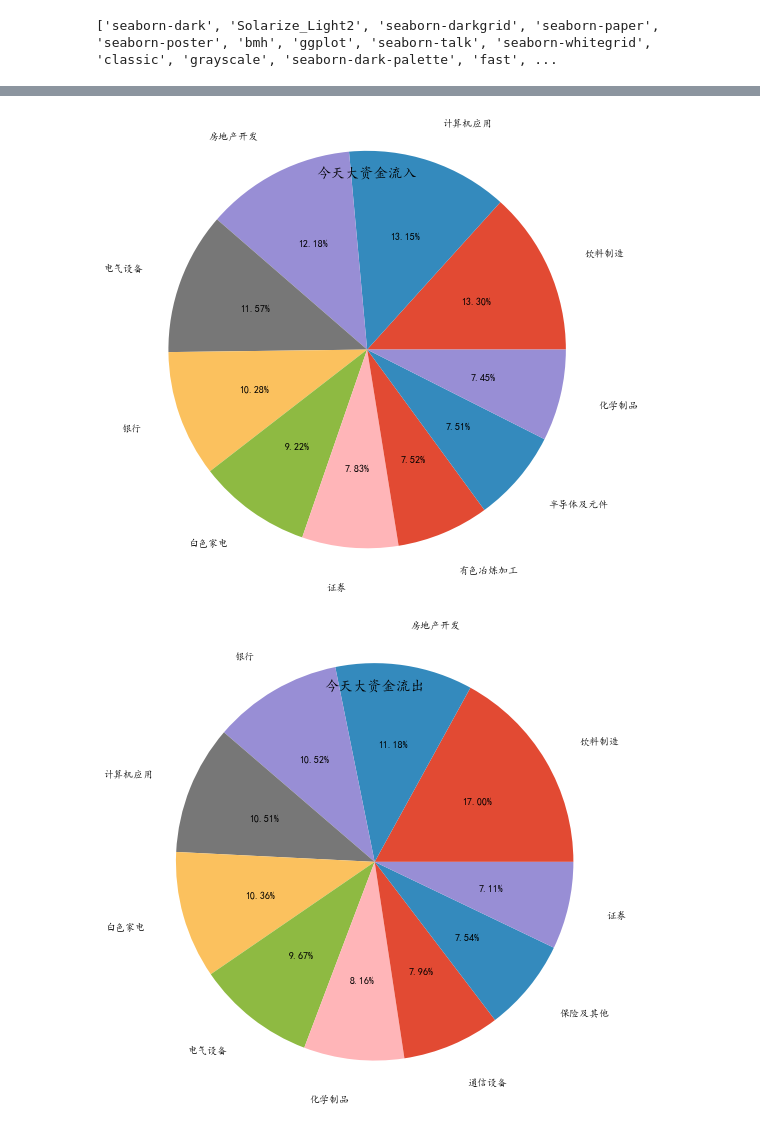
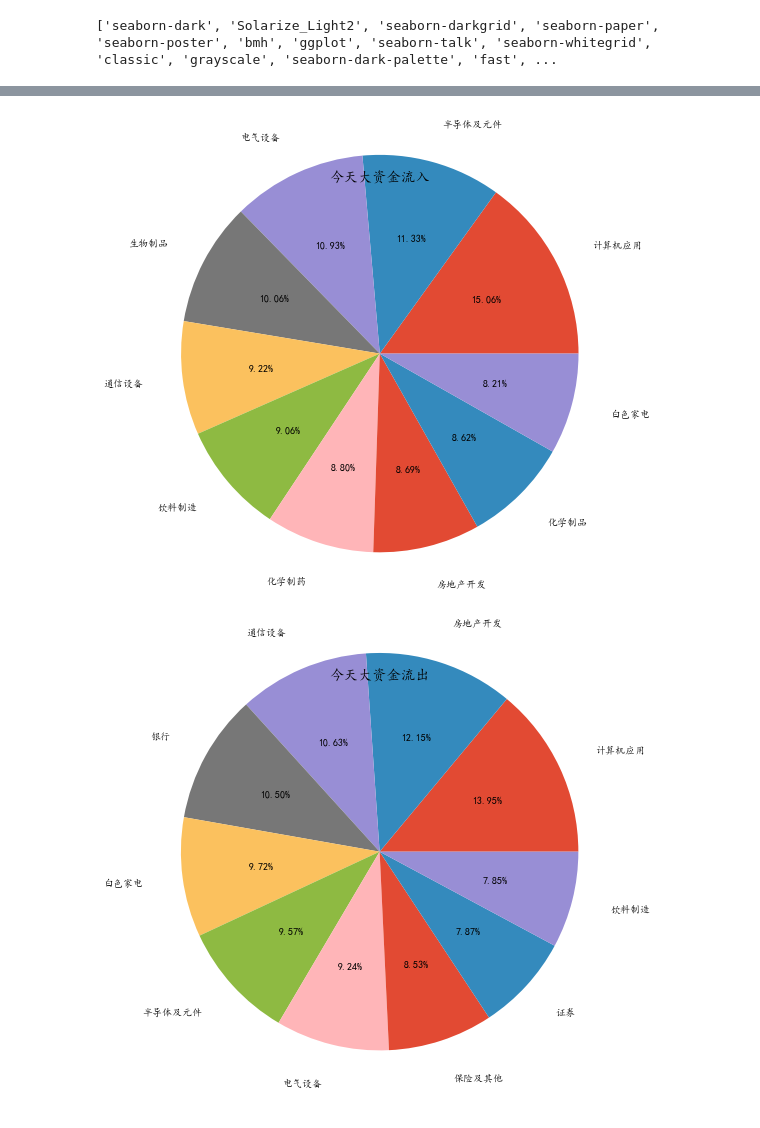
Before and after one commit to sunmd/DataAnlysisDemo, a Jupyter notebook: StockAnlysis.ipynb, the cells around one changed output, grey strips where cells are left out. Drawn from its saved outputs; the diff is of its cells as text; code cells hidden in the pictures.

```diff
--- a/StockAnlysis.ipynb
+++ b/StockAnlysis.ipynb
@@ -210,12 +210,12 @@ def ycz():
 
     return [outliers_list_zf, outliers_list_jlr]
 # %%
-file_date = '2018-06'
+file_date = '2018-07'
 
-to_day = '2018-06-27'
+to_day = '2018-07-02'
 
-df = save_one_day( file_date, columns_name, 27)
+df = save_one_day( file_date, columns_name, 2)
 
-df[df['统计时间']=='2018-06-27'].head()
+df[df['统计时间']=='2018-07-02'].head()
 # %% [output]
 |  | 代码 | 名称 | 涨幅% | 净流入 | 大流入 | 大流出 | 中流入 | 中流出 | 统计时间 |
@@ -248,7 +248,7 @@ df[df['统计时间']==to_day].sort_values('净流入',ascending=False)\
 # %%
 #按分类进行统计
 
-df_grp_name = df[df['统计时间']>file_date+'-19'].groupby('名称').sum()
+df_grp_name = df[df['统计时间']>file_date+'-02'].groupby('名称').sum()
 df_grp_name.sort_values(['涨幅%','净流入'], ascending=False)\
 .style.use(mystl.export()).format({'涨幅%':'{:+.2%}'})
 # %% [output]
@@ -292,7 +278,7 @@ s = s.sort_values(ascending=False)[:10]
 draw_pie(s, '今天大资金流出', '3.png')
 
 #按分类进行统计
-df_grp_name = df[df['统计时间']>file_date+'-25'].groupby('名称').sum()
+df_grp_name = df[df['统计时间']>'2018-06-29'].groupby('名称').sum()
 df_grp_name.sort_values(['涨幅%','净流入'], ascending=False)\
 .style.use(mystl.export()).format({'涨幅%':'{:+.2%}'})
 
@@ -345,2 +333,2 @@ if not outliers_list_jlr[outliers_list_jlr['统计时间'] == to_day].empty:
-[figure, old version]
+[figure, new version]
-[figure, old version]
+[figure, new version]
```
Also changed, not shown: parts of 6 cells of this notebook.
